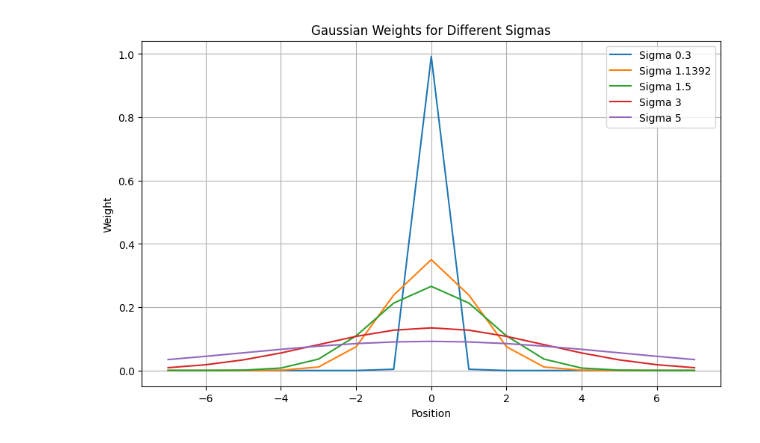
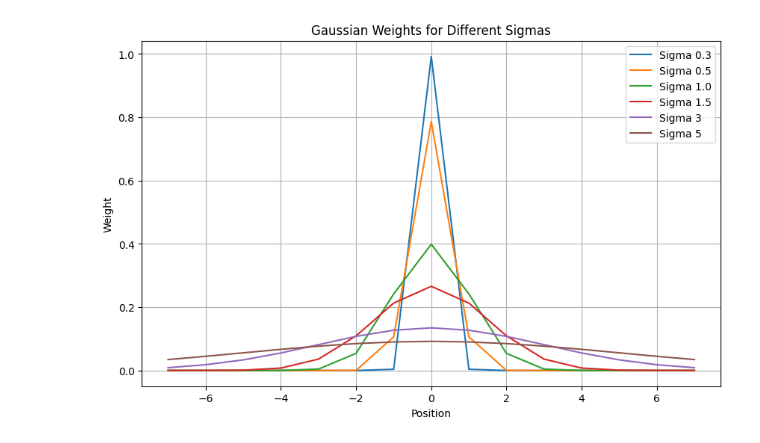
Before and after one commit to mglasder/waam-e2e, a Jupyter notebook: e2e/models/dev_layers.ipynb, the cells around one changed output. Cells and saved outputs as stored; diff of their text form; code cells hidden in the pictures.

Commit message:
autocommit: robust-smoke-642: postsmoothing sigma=1.0

```diff
--- a/e2e/models/dev_layers.ipynb
+++ b/e2e/models/dev_layers.ipynb
@@ -1,27 +1,27 @@
 # %%
 import torch
 import matplotlib.pyplot as plt
 
 def gaussian_weights(init_weights, s):
     weights = torch.exp(-init_weights**2 / (2 * s**2))
     weights /= weights.sum()  # Normalize
     return weights
 
 # Plotting Gaussian weights for different window sizes
-sigmas = [0.3, 1.1392, 1.5,3, 5]
+sigmas = [0.3, 0.5, 1.0, 1.5,3, 5]
 window_size = 15
 x = torch.linspace(-(window_size // 2), window_size // 2, steps=window_size)
 
 plt.figure(figsize=(10, 6))
 for s in sigmas:
     y = gaussian_weights(x, s)
     plt.plot(x, y, label=f'Sigma {s}')
 
 plt.title('Gaussian Weights for Different Sigmas')
 plt.xlabel('Position')
 plt.ylabel('Weight')
 plt.legend()
 plt.grid(True)
 plt.show()
 # %% [output]
-[figure, old version]
+[figure, new version]
```
Also changed, not shown: 1 other file.
